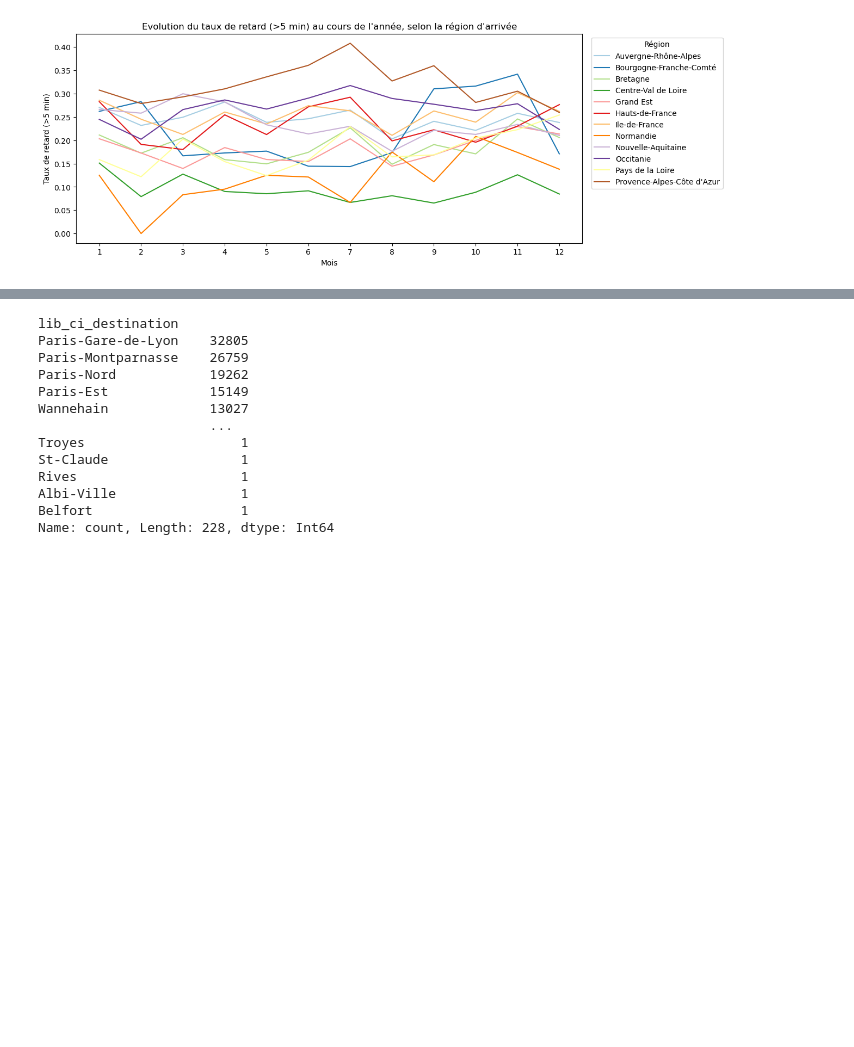
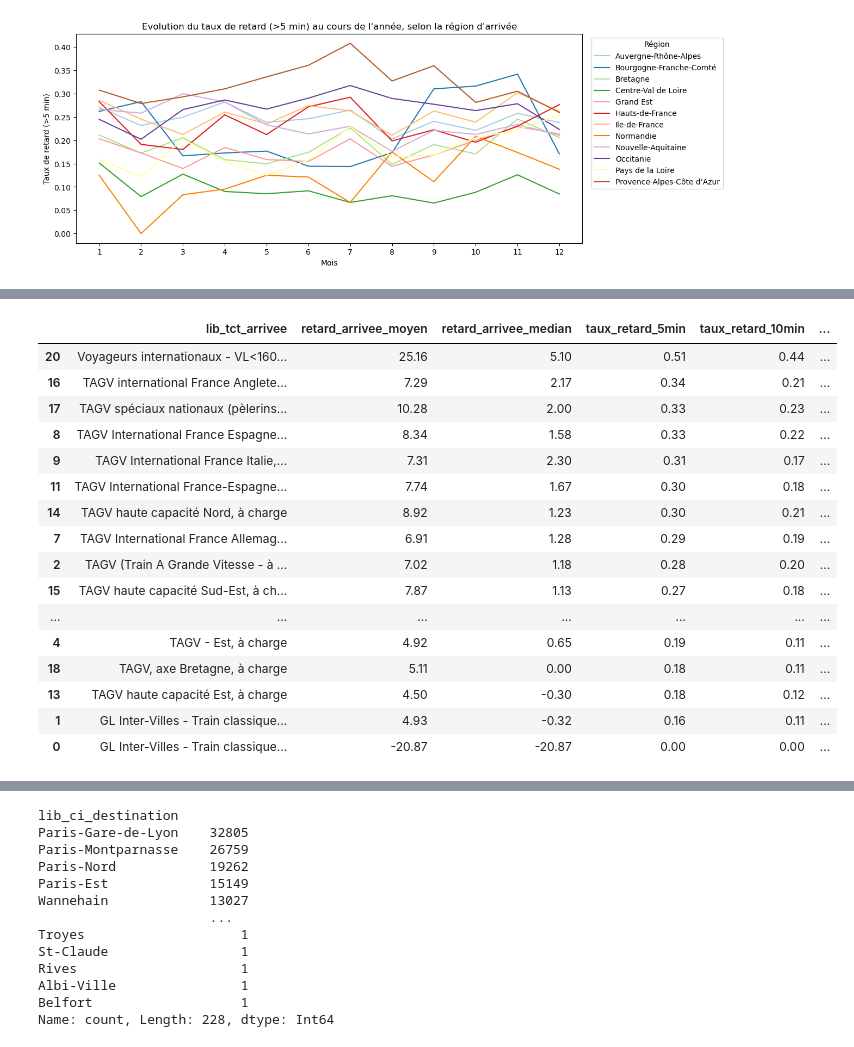
Before and after one commit to Gallien-e/analyse-retard-sncf, a Jupyter notebook: notebooks/2-EDA-2024.ipynb, the cells around one changed output, grey strips where cells are left out. Saved outputs shown, nothing was run; the diff lists cells and outputs as text; code cells hidden in the pictures; blank space fills up the shorter version.

```diff
--- a/notebooks/2-EDA-2024.ipynb
+++ b/notebooks/2-EDA-2024.ipynb
@@ -188 +199,32 @@ plt.show()
+# %%
+# Taux de retard_5min par type de trajet (lib_tct_arrivee)
+retard_par_libtct = df.groupby('lib_tct_arrivee').agg(
+    retard_arrivee_moyen = ('ret_arrivee_obs_min', 'mean'),
+    retard_arrivee_median = ('ret_arrivee_obs_min', 'median'),
+    taux_retard_5min = ('ret_arrivee_5min', 'mean'),
+    taux_retard_10min = ('ret_arrivee_10min', 'mean'),
+    taux_retard_15min = ('ret_arrivee_15min', 'mean'),
+    taux_retard_30min = ('ret_arrivee_30min', 'mean'),
+    taux_retard_60min = ('ret_arrivee_60min', 'mean'),
+    nb_circ = ('id_circ', 'count')
+).reset_index()
+retard_par_libtct.sort_values(by='taux_retard_5min', ascending=False)
+# %% [output]
+|  | lib_tct_arrivee | retard_arrivee_moyen | retard_arrivee_median | taux_retard_5min | taux_retard_10min | ... |
+| 20 | Voyageurs internationaux - VL<160... | 25.16 | 5.10 | 0.51 | 0.44 | ... |
+| 16 | TAGV international France Anglete... | 7.29 | 2.17 | 0.34 | 0.21 | ... |
+| 17 | TAGV spéciaux nationaux (pèlerins... | 10.28 | 2.00 | 0.33 | 0.23 | ... |
+| 8 | TAGV International France Espagne... | 8.34 | 1.58 | 0.33 | 0.22 | ... |
+| 9 | TAGV International France Italie,... | 7.31 | 2.30 | 0.31 | 0.17 | ... |
+| 11 | TAGV International France-Espagne... | 7.74 | 1.67 | 0.30 | 0.18 | ... |
+| 14 | TAGV haute capacité Nord, à charge | 8.92 | 1.23 | 0.30 | 0.21 | ... |
+| 7 | TAGV International France Allemag... | 6.91 | 1.28 | 0.29 | 0.19 | ... |
+| 2 | TAGV (Train A Grande Vitesse - à ... | 7.02 | 1.18 | 0.28 | 0.20 | ... |
+| 15 | TAGV haute capacité Sud-Est, à ch... | 7.87 | 1.13 | 0.27 | 0.18 | ... |
+| ... | ... | ... | ... | ... | ... | ... |
+| 4 | TAGV - Est, à charge | 4.92 | 0.65 | 0.19 | 0.11 | ... |
+| 18 | TAGV, axe Bretagne, à charge | 5.11 | 0.00 | 0.18 | 0.11 | ... |
+| 13 | TAGV haute capacité Est, à charge | 4.50 | -0.30 | 0.18 | 0.12 | ... |
+| 1 | GL Inter-Villes - Train classique... | 4.93 | -0.32 | 0.16 | 0.11 | ... |
+| 0 | GL Inter-Villes - Train classique... | -20.87 | -20.87 | 0.00 | 0.00 | ... |
 # %%
```
Also changed, not shown: parts of 12 cells of this notebook, 1 other file.
